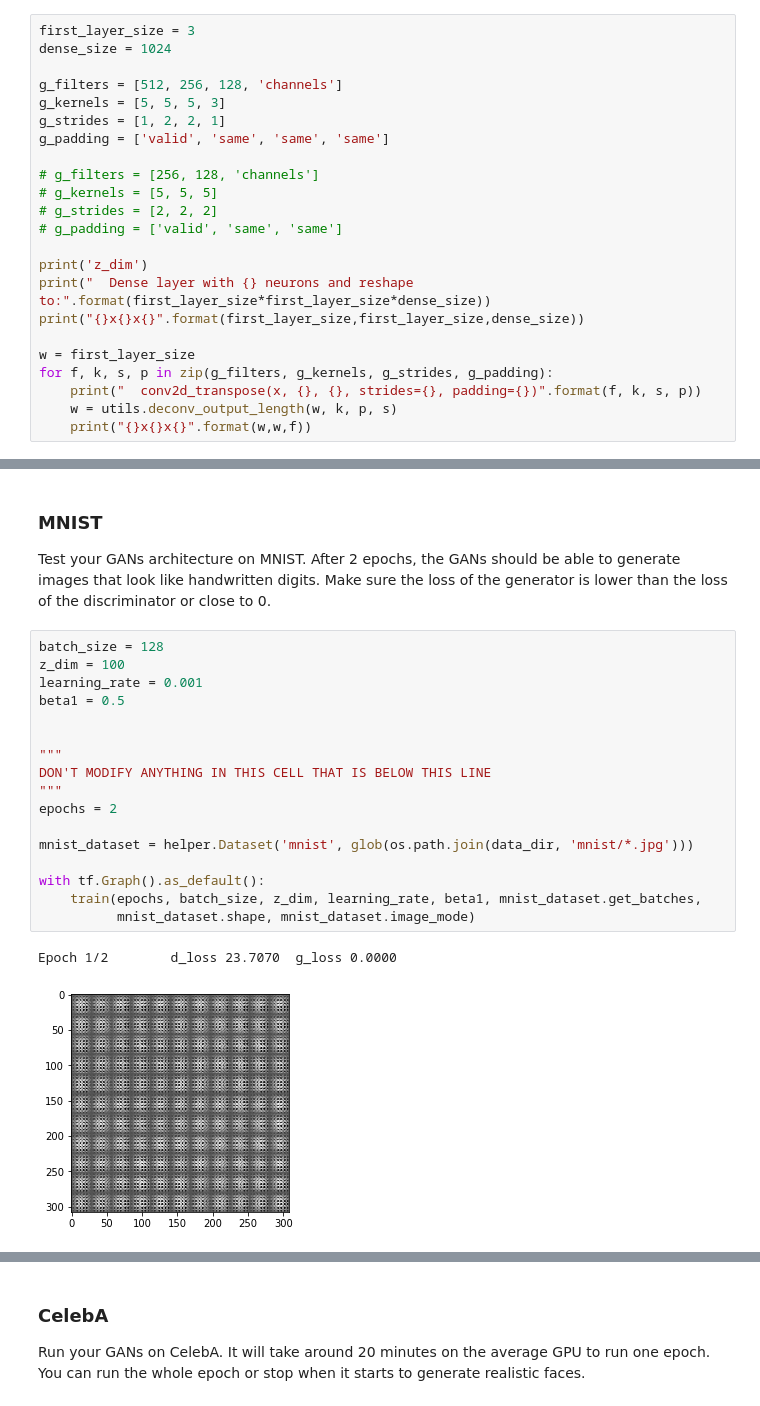
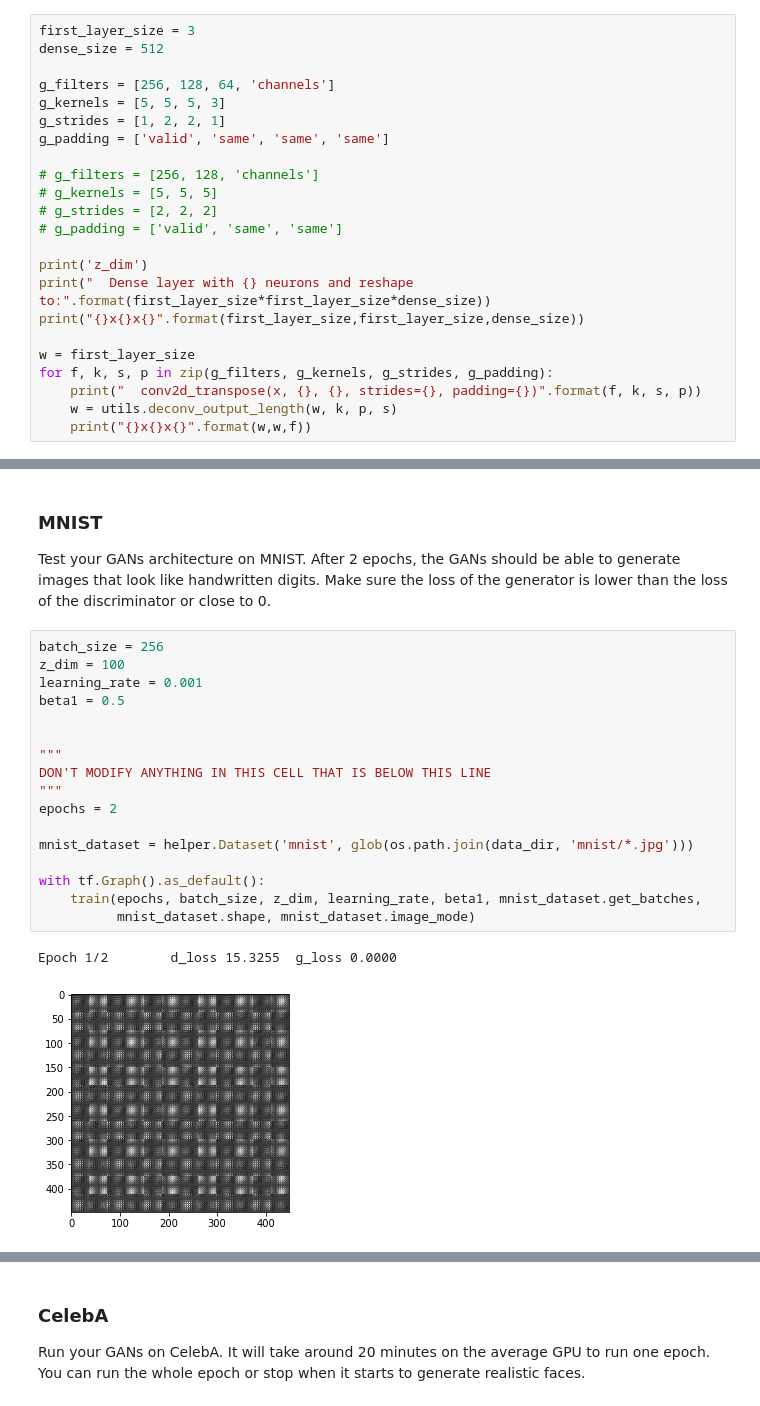
Before and after one commit to racersmith/DLFND, a Jupyter notebook: face_generation/dlnd_face_generation.ipynb, the cells around one changed output, grey strips where cells are left out. Drawn from its saved outputs; the diff is of its cells as text.

```diff
--- a/face_generation/dlnd_face_generation.ipynb
+++ b/face_generation/dlnd_face_generation.ipynb
@@ -198,9 +198,9 @@ Tests Passed
 Implement `generator` to generate an image using `z`. This function should be able to reuse the variables in the neural network.  Use [`tf.variable_scope`](https://www.tensorflow.org/api_docs/python/tf/variable_scope) with a scope name of "generator" to allow the variables to be reused. The function should return the generated 28 x 28 x `out_channel_dim` images.
 # %%
 first_layer_size = 3
-dense_size = 1024
+dense_size = 512
 
-g_filters = [512, 256, 128, 'channels']
+g_filters = [256, 128, 64, 'channels']
 g_kernels = [5, 5, 5, 3]
 g_strides = [1, 2, 2, 1]
 g_padding = ['valid', 'same', 'same', 'same']
@@ -453,22 +453,22 @@ tanh range: -1.0 to 1.0
 ### MNIST
 Test your GANs architecture on MNIST.  After 2 epochs, the GANs should be able to generate images that look like handwritten digits.  Make sure the loss of the generator is lower than the loss of the discriminator or close to 0.
 # %%
-batch_size = 128
+batch_size = 256
 z_dim = 100
 learning_rate = 0.001
 beta1 = 0.5
 
 
 """
 DON'T MODIFY ANYTHING IN THIS CELL THAT IS BELOW THIS LINE
 """
 epochs = 2
 
 mnist_dataset = helper.Dataset('mnist', glob(os.path.join(data_dir, 'mnist/*.jpg')))
 
 with tf.Graph().as_default():
     train(epochs, batch_size, z_dim, learning_rate, beta1, mnist_dataset.get_batches,
           mnist_dataset.shape, mnist_dataset.image_mode)
 # %% [output]
-Epoch 1/2        d_loss 23.7070  g_loss 0.0000
+Epoch 1/2        d_loss 15.3255  g_loss 0.0000
-[figure, old version]
+[figure, new version]
```
Also changed, not shown: parts of 3 cells of this notebook.
